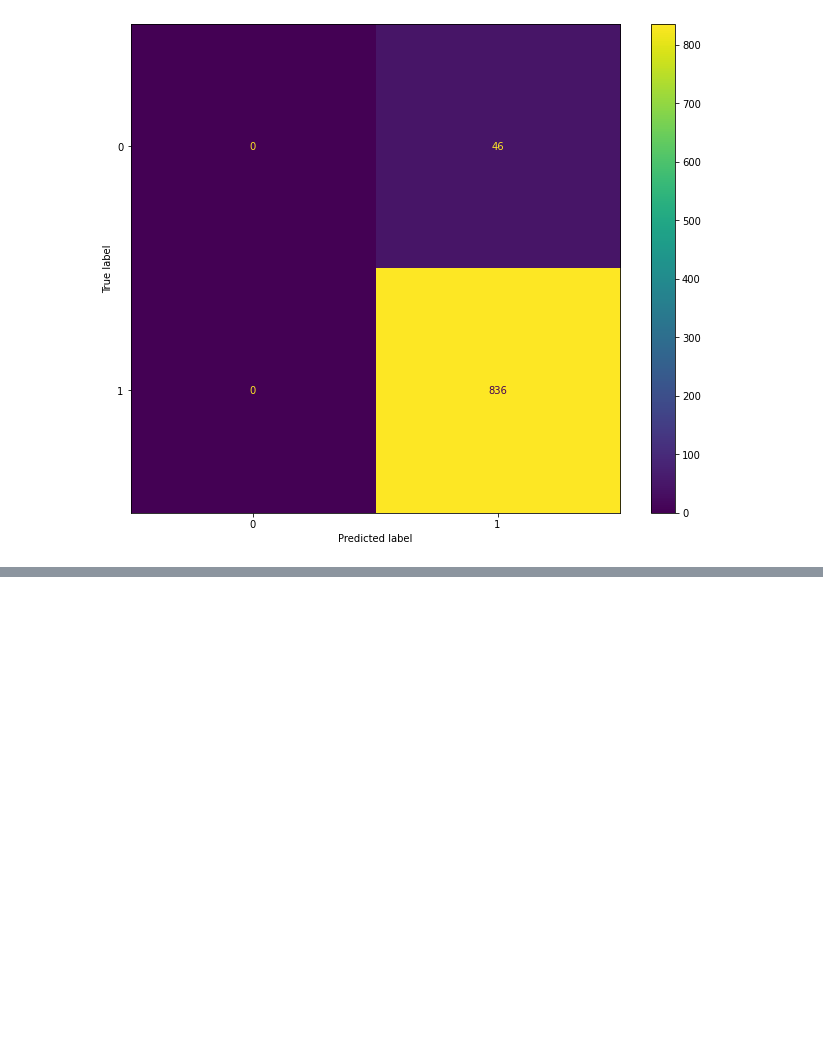
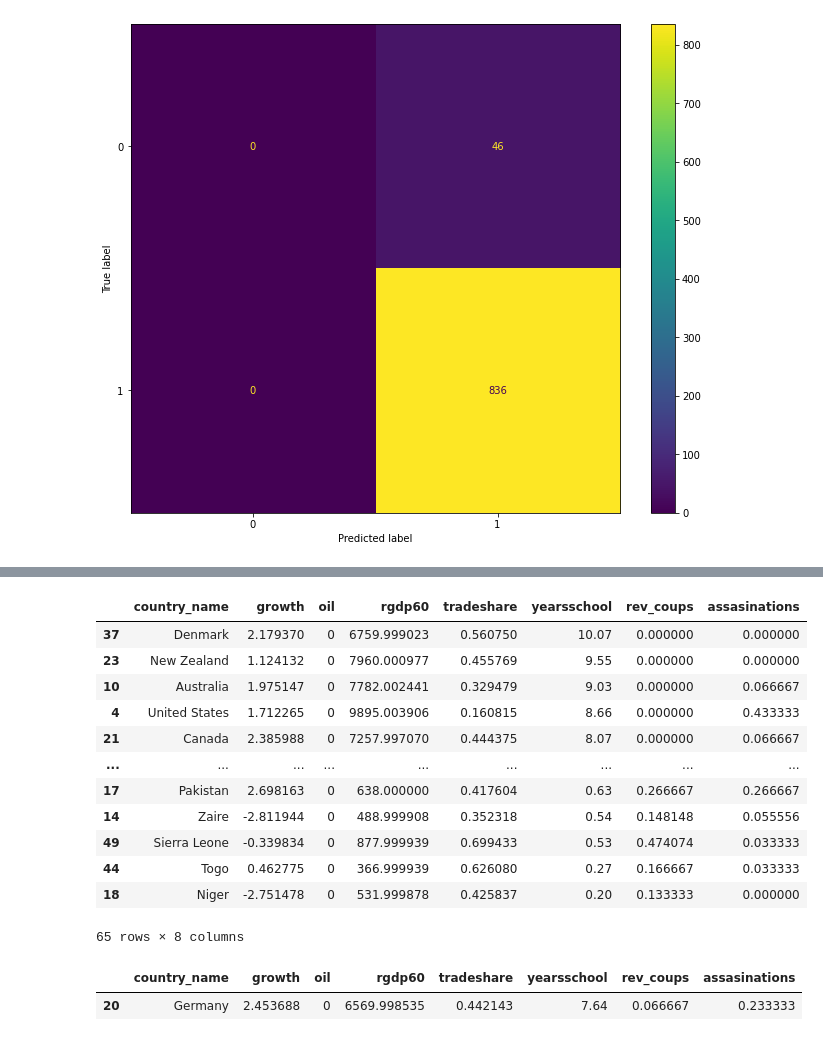
Before and after one commit to u-adrian/PSDA, a Jupyter notebook: 01_Exercise/Aufgabe_3.ipynb, the cells around one changed output, grey strips where cells are left out. Saved outputs shown, nothing was run; the diff lists cells and outputs as text; code cells hidden in the pictures; blank space fills up the shorter version.

```diff
--- a/01_Exercise/Aufgabe_3.ipynb
+++ b/01_Exercise/Aufgabe_3.ipynb
@@ -174,0 +209,21 @@ accuracy:  0.9478458049886621
+# %%
+growth.sort_values(by="yearsschool", ascending=False)
+# %% [output]
+|  | country_name | growth | oil | rgdp60 | tradeshare | yearsschool | rev_coups | assasinations |
+| 37 | Denmark | 2.179370 | 0 | 6759.999023 | 0.560750 | 10.07 | 0.000000 | 0.000000 |
+| 23 | New Zealand | 1.124132 | 0 | 7960.000977 | 0.455769 | 9.55 | 0.000000 | 0.000000 |
+| 10 | Australia | 1.975147 | 0 | 7782.002441 | 0.329479 | 9.03 | 0.000000 | 0.066667 |
+| 4 | United States | 1.712265 | 0 | 9895.003906 | 0.160815 | 8.66 | 0.000000 | 0.433333 |
+| 21 | Canada | 2.385988 | 0 | 7257.997070 | 0.444375 | 8.07 | 0.000000 | 0.066667 |
+| ... | ... | ... | ... | ... | ... | ... | ... | ... |
+| 17 | Pakistan | 2.698163 | 0 | 638.000000 | 0.417604 | 0.63 | 0.266667 | 0.266667 |
+| 14 | Zaire | -2.811944 | 0 | 488.999908 | 0.352318 | 0.54 | 0.148148 | 0.055556 |
+| 49 | Sierra Leone | -0.339834 | 0 | 877.999939 | 0.699433 | 0.53 | 0.474074 | 0.033333 |
+| 44 | Togo | 0.462775 | 0 | 366.999939 | 0.626080 | 0.27 | 0.166667 | 0.033333 |
+| 18 | Niger | -2.751478 | 0 | 531.999878 | 0.425837 | 0.20 | 0.133333 | 0.000000 |
+65 rows × 8 columns
+# %%
+growth[growth["country_name"] == "Germany"]
+# %% [output]
+|  | country_name | growth | oil | rgdp60 | tradeshare | yearsschool | rev_coups | assasinations |
+| 20 | Germany | 2.453688 | 0 | 6569.998535 | 0.442143 | 7.64 | 0.066667 | 0.233333 |
```
Also changed, not shown: parts of 20 cells of this notebook.
